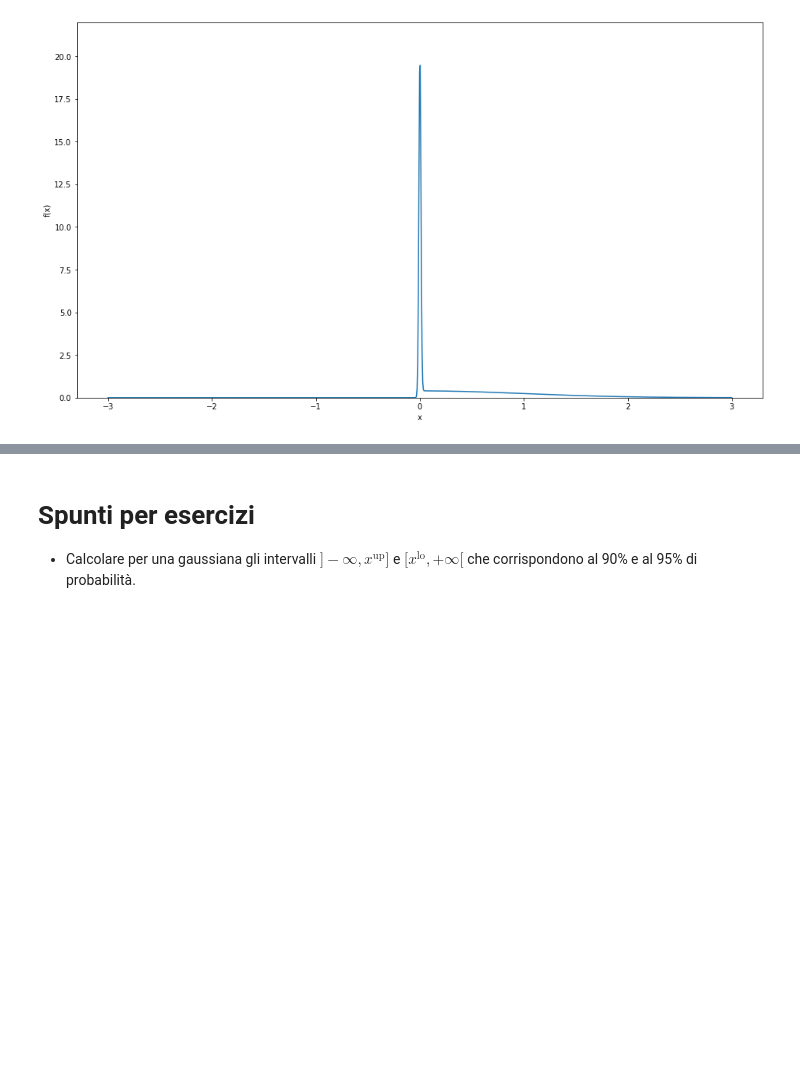
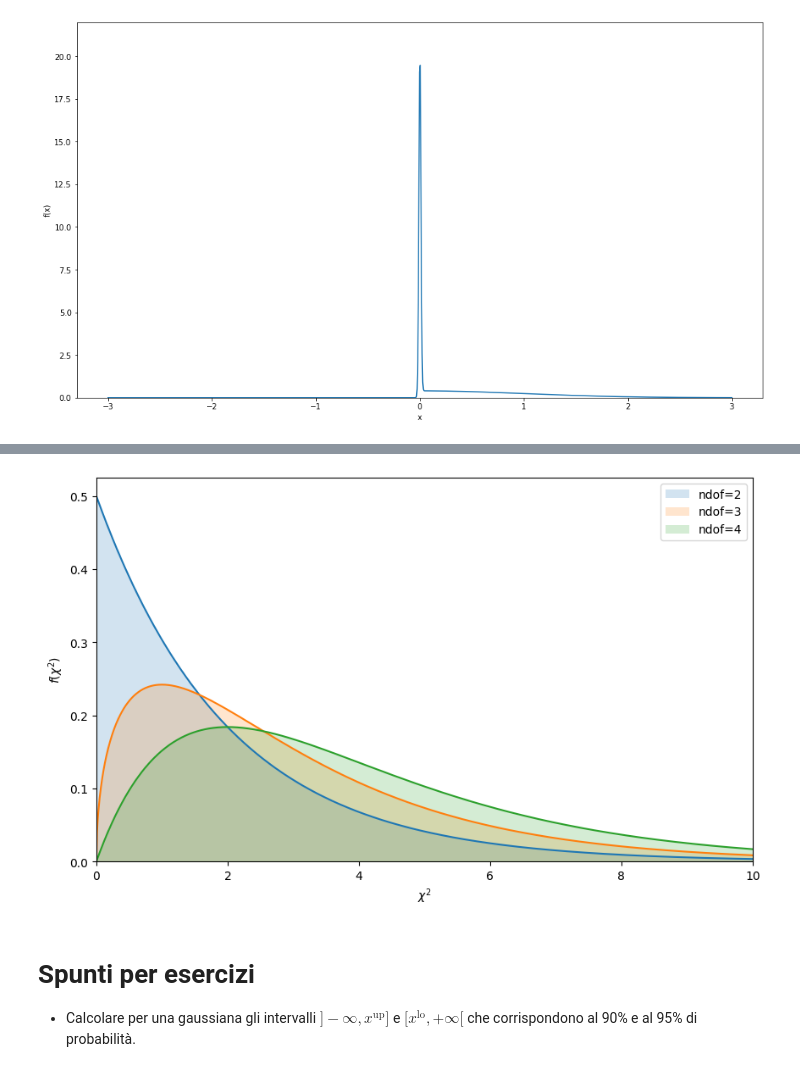
Before and after one commit to lucalista/analisi-dati-2022, a Jupyter notebook: 06.04.00__Distribuzioni_di_probabilita_continue.ipynb, the cells around one changed output, grey strips where cells are left out. Saved outputs shown, nothing was run; the diff lists cells and outputs as text; code cells hidden in the pictures; blank space fills up the shorter version.

```diff
--- a/06.04.00__Distribuzioni_di_probabilita_continue.ipynb
+++ b/06.04.00__Distribuzioni_di_probabilita_continue.ipynb
@@ -611,3 +623,22 @@ plt.show()
+# %%
+import numpy as np
+from scipy.stats import chi2
+plt.figure(figsize=(10,6),dpi=100)
+step = 0.01
+xmin,xmax = 0,10
+x = np.arange(xmin, xmax+step, step)
+for ddof in (2, 3, 4):
+    y = chi2.pdf(x, ddof)
+    plt.fill_between(x, y, alpha=0.2,linewidth=2, label='ndof={:d}'.format(ddof))
+    plt.plot(x, y)
+plt.xlim(0, 10)
+plt.ylim(bottom=0)
+plt.xlabel('$\chi^2$')
+plt.ylabel('$f(\chi^2)$')
+plt.legend()
+plt.show()
+# %% [output]
+[figure, added]
 # %% [markdown]
 # Spunti per esercizi
 
```
Also changed, not shown: parts of 1 cell of this notebook, 1 other file.
